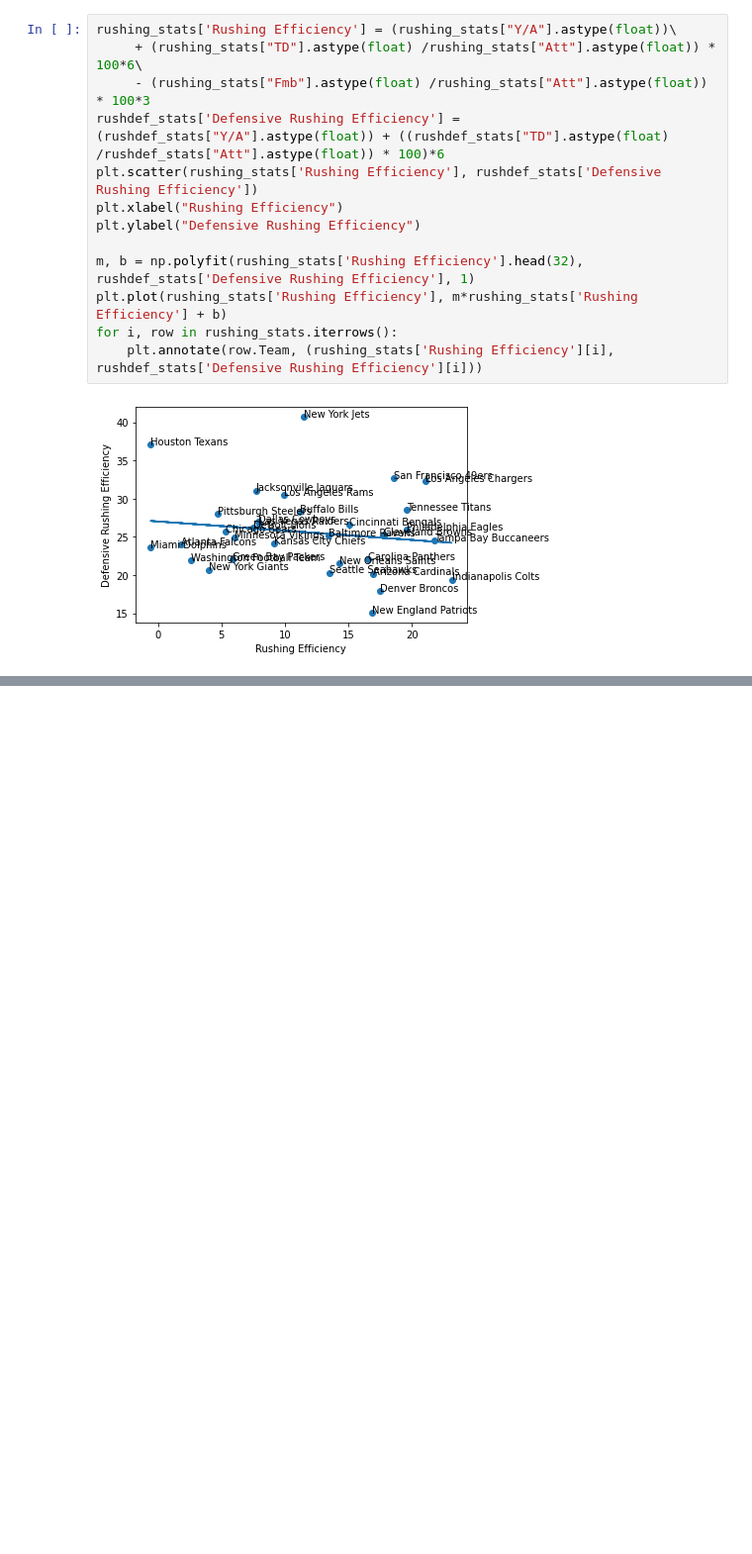
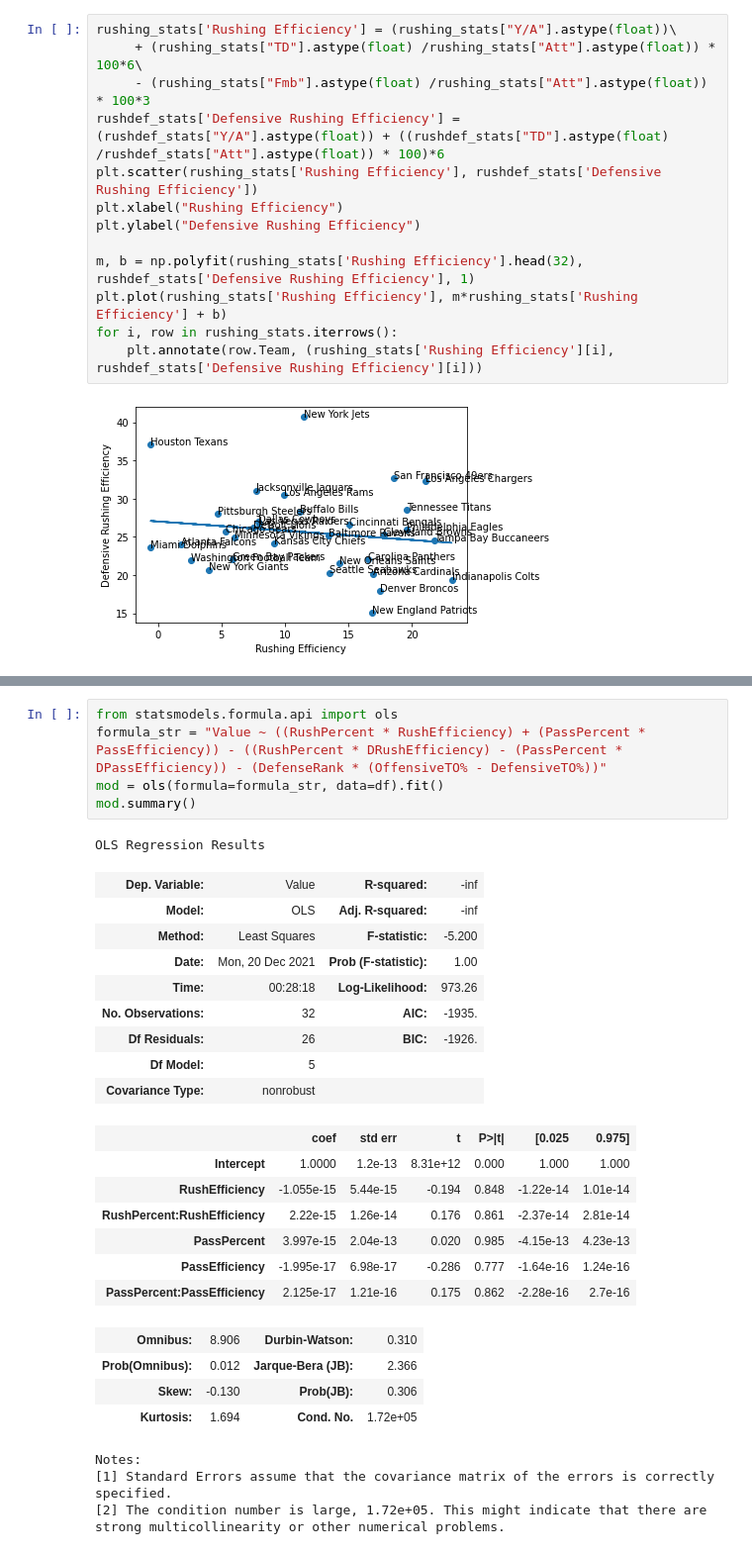
Before and after one commit to RohitPasu/ManILoveFootball, a Jupyter notebook: TVPLEASEWORK.ipynb, the cells around one changed output, grey strips where cells are left out. Shown: that part at 99% size. Drawn from its saved outputs; the diff is of its cells as text; blank space fills up the shorter version.

Commit message:
Got regressions and predictions to work, just have Decision Tree left

```diff
--- a/TVPLEASEWORK.ipynb
+++ b/TVPLEASEWORK.ipynb
@@ -213,0 +225,31 @@ df.head()
+# %%
+from statsmodels.formula.api import ols
+formula_str = "Value ~ ((RushPercent * RushEfficiency) + (PassPercent * PassEfficiency)) - ((RushPercent * DRushEfficiency) - (PassPercent * DPassEfficiency)) - (DefenseRank * (OffensiveTO% - DefensiveTO%))"
+mod = ols(formula=formula_str, data=df).fit()
+mod.summary()
+# %% [output]
+OLS Regression Results
+| Dep. Variable: | Value | R-squared: | -inf |
+| Model: | OLS | Adj. R-squared: | -inf |
+| Method: | Least Squares | F-statistic: | -5.200 |
+| Date: | Mon, 20 Dec 2021 | Prob (F-statistic): | 1.00 |
+| Time: | 00:28:18 | Log-Likelihood: | 973.26 |
+| No. Observations: | 32 | AIC: | -1935. |
+| Df Residuals: | 26 | BIC: | -1926. |
+| Df Model: | 5 |  |  |
+| Covariance Type: | nonrobust |  |  |
+|  | coef | std err | t | P>|t| | [0.025 | 0.975] |
+| Intercept | 1.0000 | 1.2e-13 | 8.31e+12 | 0.000 | 1.000 | 1.000 |
+| RushEfficiency | -1.055e-15 | 5.44e-15 | -0.194 | 0.848 | -1.22e-14 | 1.01e-14 |
+| RushPercent:RushEfficiency | 2.22e-15 | 1.26e-14 | 0.176 | 0.861 | -2.37e-14 | 2.81e-14 |
+| PassPercent | 3.997e-15 | 2.04e-13 | 0.020 | 0.985 | -4.15e-13 | 4.23e-13 |
+| PassEfficiency | -1.995e-17 | 6.98e-17 | -0.286 | 0.777 | -1.64e-16 | 1.24e-16 |
+| PassPercent:PassEfficiency | 2.125e-17 | 1.21e-16 | 0.175 | 0.862 | -2.28e-16 | 2.7e-16 |
+| Omnibus: | 8.906 | Durbin-Watson: | 0.310 |
+| Prob(Omnibus): | 0.012 | Jarque-Bera (JB): | 2.366 |
+| Skew: | -0.130 | Prob(JB): | 0.306 |
+| Kurtosis: | 1.694 | Cond. No. | 1.72e+05 |
+Notes:
+[1] Standard Errors assume that the covariance matrix of the errors is correctly specified.
+[2] The condition number is large, 1.72e+05. This might indicate that there are
+strong multicollinearity or other numerical problems.
```
Also changed, not shown: parts of 7 cells of this notebook.
